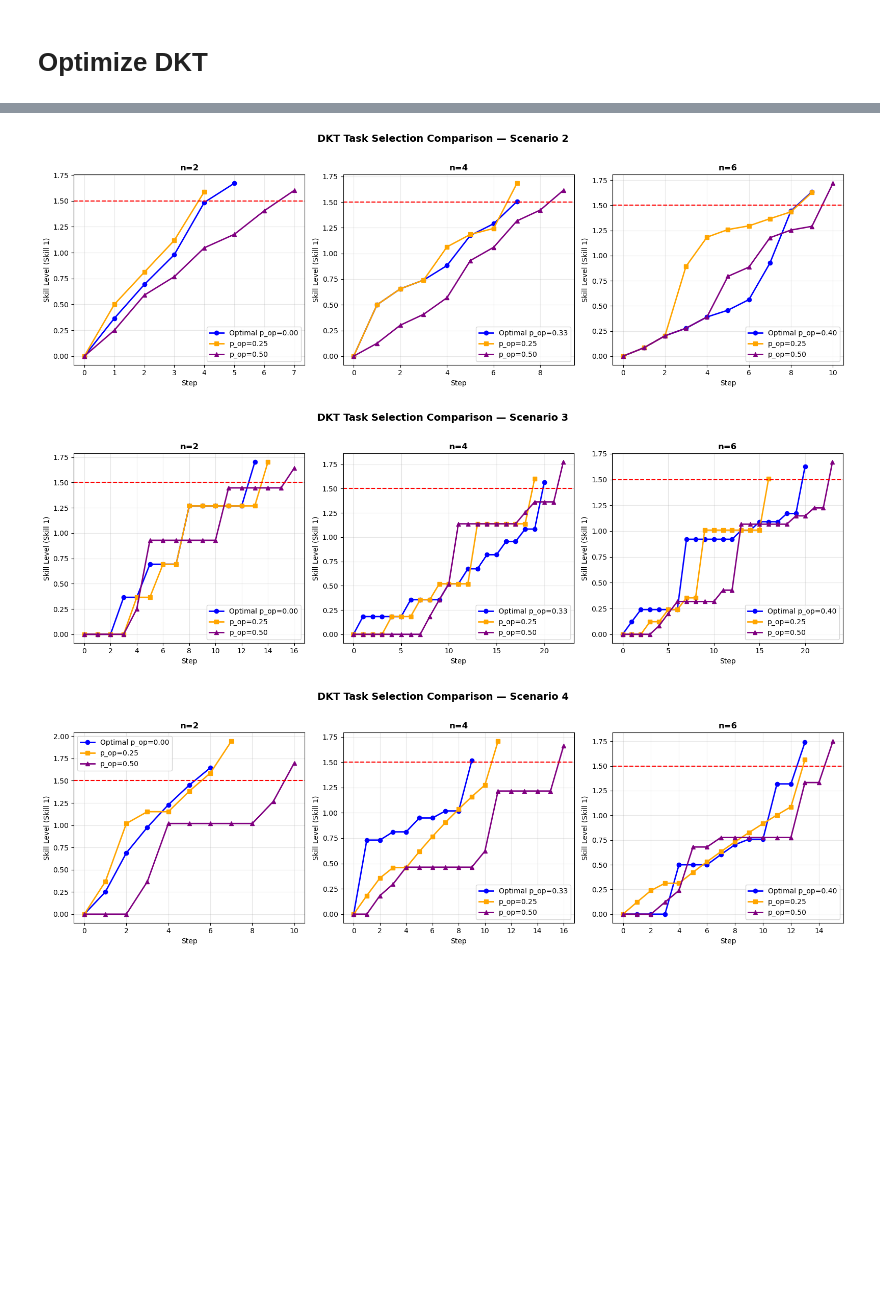
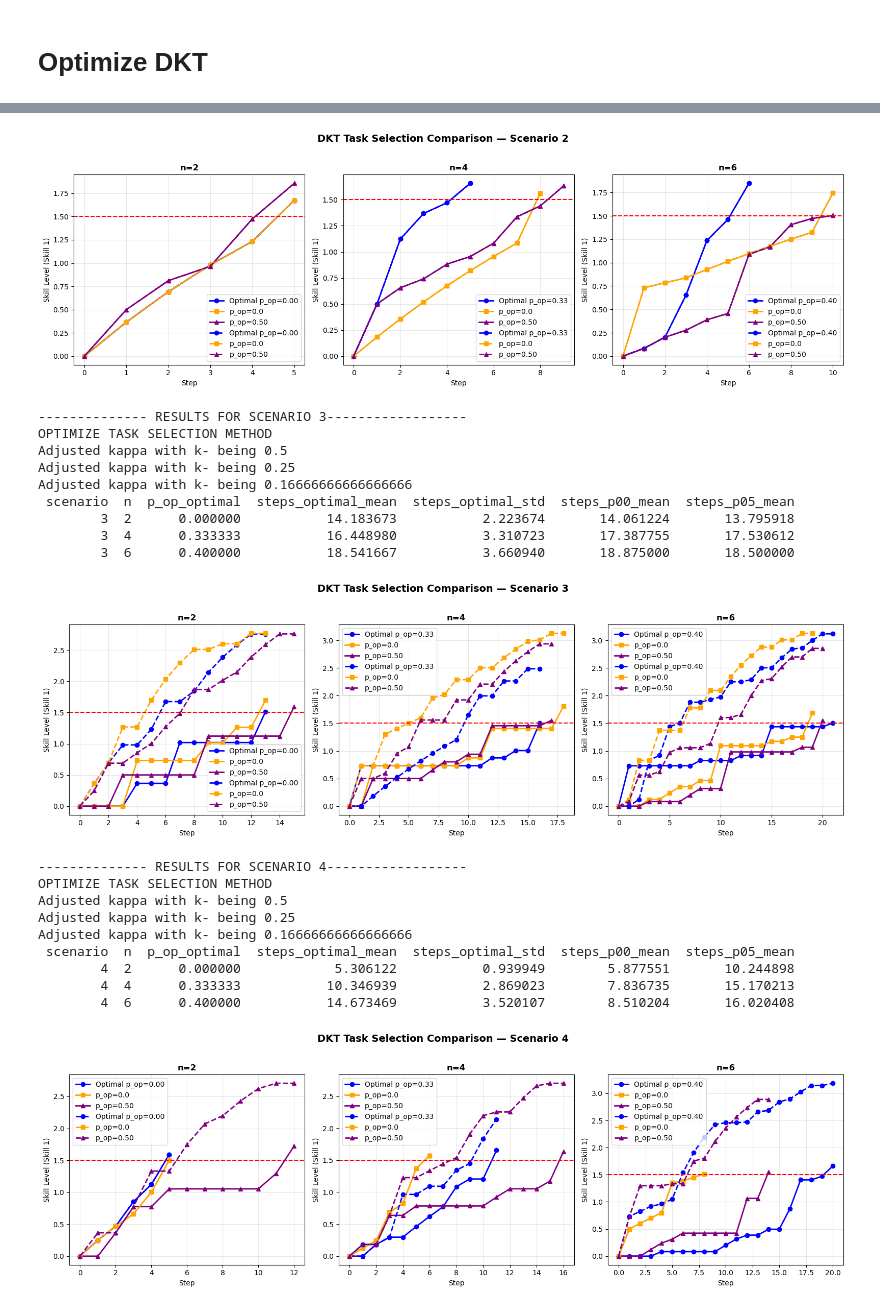
Before and after one commit to GraceCeline/Optimization_Knowledge_Tracing, a Jupyter notebook: Optimization_Script/Highest_Learning_Gain/Optimization_Kappa_DKT.ipynb, the cells around one changed output, grey strips where cells are left out. Saved outputs shown, nothing was run; the diff lists cells and outputs as text; code cells hidden in the pictures; blank space fills up the shorter version.

```diff
--- a/Optimization_Script/Highest_Learning_Gain/Optimization_Kappa_DKT.ipynb
+++ b/Optimization_Script/Highest_Learning_Gain/Optimization_Kappa_DKT.ipynb
@@ -379,9 +389,9 @@ def run_optimization(num_tasks):
         )
 
         # Test p_op = 0.25 with another formula where you can decide your own p op
-        avg_steps_025, rand_plot_025 = steps_to_mastery(
+        avg_steps_0, rand_plot_0 = steps_to_mastery(
             X_test, Y_test, dkt, init_skill_level.copy(),
-            q_matrix, difficulty_level, depends, 1, 1/n, 0.25
+            q_matrix, difficulty_level, depends, 1, 1/n, 0.0
         )
 
         # Test p_op = 0.5
@@ -397,7 +407,7 @@ def run_optimization(num_tasks):
             "p_op_optimal": p_op_opt,
             "steps_optimal_mean": avg_steps_opt,
             "steps_optimal_std": std_steps_opt,
-            "steps_p025_mean": avg_steps_025,
+            "steps_p00_mean": avg_steps_0,
             "steps_p05_mean": avg_steps_05,
         })
 
@@ -405,7 +415,7 @@ def run_optimization(num_tasks):
         plot_data_by_n[n] = {
             "p_op_opt": p_op_opt,
             "rand_plot_opt": rand_plot_opt,
-            "rand_plot_025": rand_plot_025,
+            "rand_plot_0": rand_plot_0,
             "rand_plot_05": rand_plot_05,
         }
 
@@ -413,14 +423,16 @@ def run_optimization(num_tasks):
     df_results = pd.DataFrame(results)
 
     # Save to CSV
-    df_results.to_csv(f'dkt_results_scenario_{scenario_id}.csv', index=False)
+    # df_results.to_csv(f'dkt_results_scenario_{scenario_id}.csv', index=False)
 
     # Save to TXT
+    """
     with open(f'dkt_results_scenario_{scenario_id}.txt', 'w') as f:
         f.write(f"DKT Results - Scenario {scenario_id}\n")
         f.write("="*80 + "\n\n")
         f.write(df_results.to_string(index=False))
         f.write("\n\n")
+    """
 
     print(df_results.to_string(index=False))
 
@@ -432,12 +444,16 @@ def run_optimization(num_tasks):
         data = plot_data_by_n[n]
 
         steps_opt = range(data['rand_plot_opt'].shape[0])
-        steps_025 = range(data['rand_plot_025'].shape[0])
+        steps_0 = range(data['rand_plot_0'].shape[0])
         steps_05 = range(data['rand_plot_05'].shape[0])
 
         ax.plot(steps_opt, data['rand_plot_opt'][:, 0], marker='o', label=f'Optimal p_op={data["p_op_opt"]:.2f}', linewidth=2, color='blue')
-        ax.plot(steps_025, data['rand_plot_025'][:, 0], marker='s', label='p_op=0.25', linewidth=2, color='orange')
+        ax.plot(steps_0, data['rand_plot_0'][:, 0], marker='s', label='p_op=0.0', linewidth=2, color='orange')
         ax.plot(steps_05, data['rand_plot_05'][:, 0], marker='^', label='p_op=0.50', linewidth=2, color='purple')
+
+        ax.plot(steps_opt, data['rand_plot_opt'][:, 1], marker='o', linestyle='--', label=f'Optimal p_op={data["p_op_opt"]:.2f}', linewidth=2, color='blue')
+        ax.plot(steps_0, data['rand_plot_0'][:, 1], marker='s', linestyle='--', label='p_op=0.0', linewidth=2, color='orange')
+        ax.plot(steps_05, data['rand_plot_05'][:, 1], marker='^', linestyle='--', label='p_op=0.50', linewidth=2, color='purple')
 
         ax.axhline(y=1.5, color='red', linestyle='--', linewidth=1.5)
         ax.set_title(f'n={n}', fontweight='bold', fontsize=12)
@@ -448,7 +464,7 @@ def run_optimization(num_tasks):
 
     fig.suptitle(f'DKT Task Selection Comparison — Scenario {scenario_id}', fontsize=14, fontweight='bold', y=1.02)
     plt.tight_layout()
-    plt.savefig(f'dkt_results_scenario_{scenario_id}.png', dpi=300, bbox_inches='tight')
+    # plt.savefig(f'dkt_results_scenario_{scenario_id}.png', dpi=300, bbox_inches='tight')
     plt.show()
 
     # return df_results
@@ -489,7 +507,7 @@ for scenario in scenarios:
 
         num_students_test = 50
         test_df = load_testing_data(scenario_id, "test")
-        X_test, Y_test   = construct_training_data(test_df, 401, 450, num_tasks)
+        X_test, Y_test   = construct_training_data(test_df, 601, 650, num_tasks)
         # run_unoptimized(0)
         # run_unoptimized(0.3)
         # run_unoptimized()
@@ -502,3 +538,21 @@ for scenario in scenarios:
-[figure, old version]
+[figure, new version]
+-------------- RESULTS FOR SCENARIO 3------------------
+OPTIMIZE TASK SELECTION METHOD
+Adjusted kappa with k- being 0.5
+Adjusted kappa with k- being 0.25
+Adjusted kappa with k- being 0.16666666666666666
+ scenario  n  p_op_optimal  steps_optimal_mean  steps_optimal_std  steps_p00_mean  steps_p05_mean
+        3  2      0.000000           14.183673           2.223674       14.061224       13.795918
+        3  4      0.333333           16.448980           3.310723       17.387755       17.530612
+        3  6      0.400000           18.541667           3.660940       18.875000       18.500000
-[figure, old version]
+[figure, new version]
+-------------- RESULTS FOR SCENARIO 4------------------
+OPTIMIZE TASK SELECTION METHOD
+Adjusted kappa with k- being 0.5
+Adjusted kappa with k- being 0.25
+Adjusted kappa with k- being 0.16666666666666666
+ scenario  n  p_op_optimal  steps_optimal_mean  steps_optimal_std  steps_p00_mean  steps_p05_mean
+        4  2      0.000000            5.306122           0.939949        5.877551       10.244898
+        4  4      0.333333           10.346939           2.869023        7.836735       15.170213
+        4  6      0.400000           14.673469           3.520107        8.510204       16.020408
-[figure, old version]
+[figure, new version]
```
Also changed, not shown: parts of 3 cells of this notebook, 35 other files.
